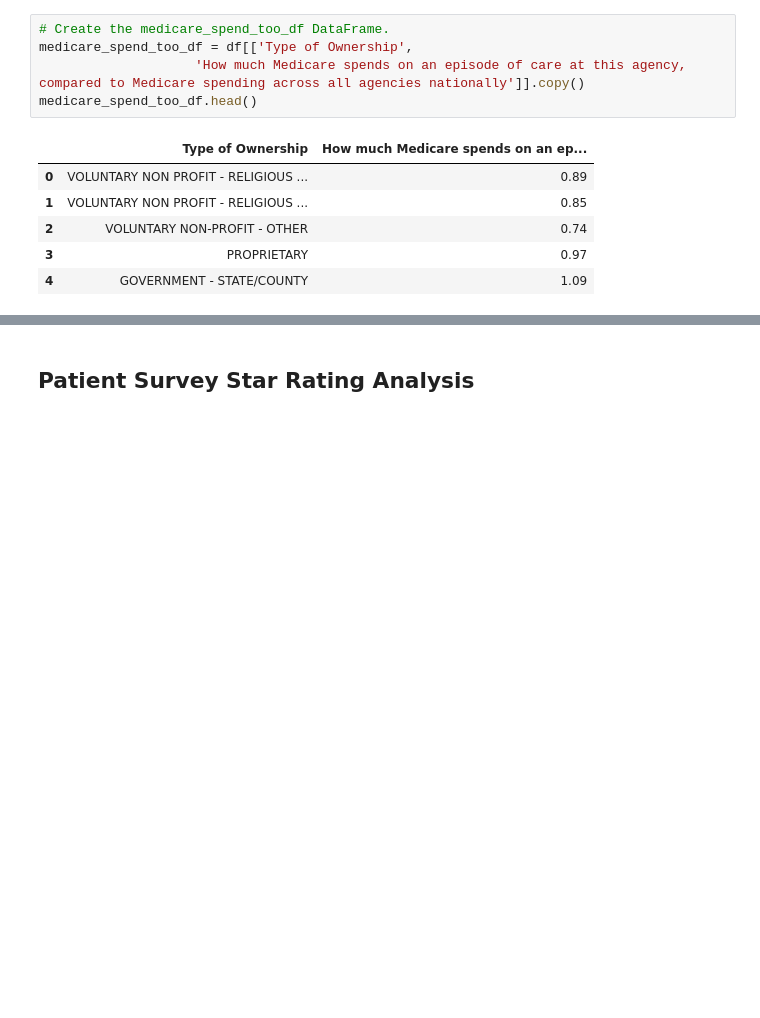
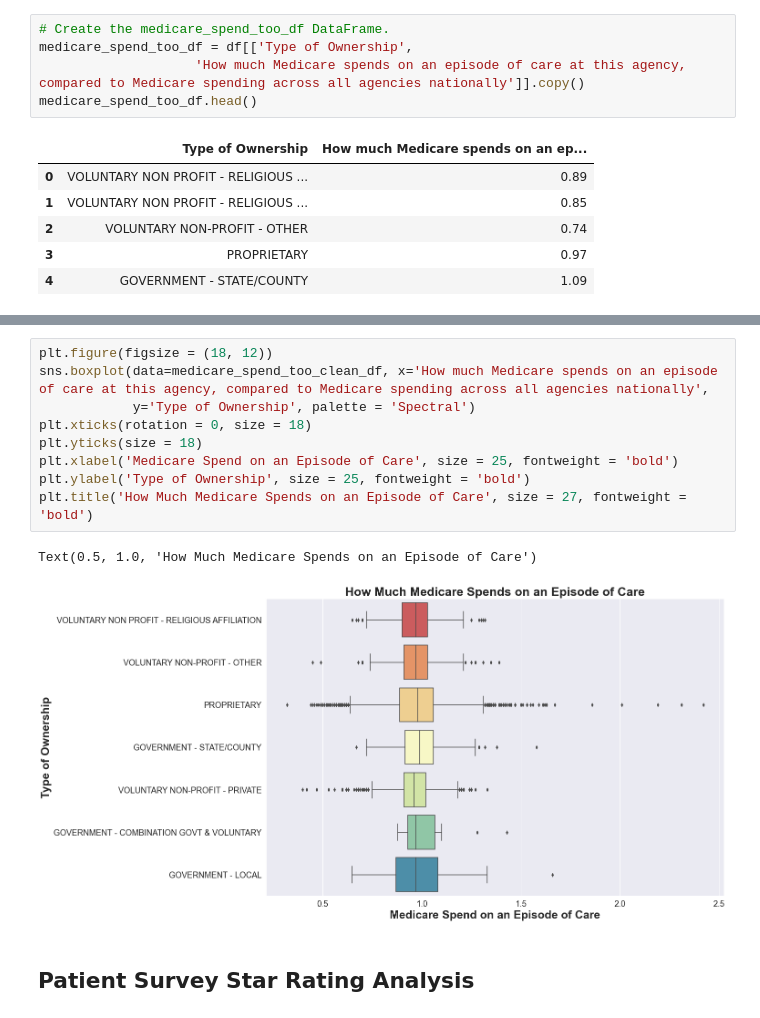
Before and after one commit to 1on1pt/CMS_Home_Health_Compare_January_2023_Refresh_Analysis, a Jupyter notebook: HH_Care_Compare_January_2023.ipynb, the cells around one changed output, grey strips where cells are left out. Drawn from its saved outputs; the diff is of its cells as text; blank space fills up the shorter version.

```diff
--- a/HH_Care_Compare_January_2023.ipynb
+++ b/HH_Care_Compare_January_2023.ipynb
@@ -739,3 +739,15 @@ medicare_spend_too_clean_df.groupby(['Type of Ownership']).agg({'How much Medica
+# %%
+plt.figure(figsize = (18, 12))
+sns.boxplot(data=medicare_spend_too_clean_df, x='How much Medicare spends on an episode of care at this agency, compared to Medicare spending across all agencies nationally',
+            y='Type of Ownership', palette = 'Spectral')
+plt.xticks(rotation = 0, size = 18)
+plt.yticks(size = 18)
+plt.xlabel('Medicare Spend on an Episode of Care', size = 25, fontweight = 'bold')
+plt.ylabel('Type of Ownership', size = 25, fontweight = 'bold')
+plt.title('How Much Medicare Spends on an Episode of Care', size = 27, fontweight = 'bold')
+# %% [output]
+Text(0.5, 1.0, 'How Much Medicare Spends on an Episode of Care')
+[figure, added]
 # %% [markdown]
 ## Patient Survey Star Rating Analysis
 # %%
```
Also changed, not shown: parts of 20 cells of this notebook.
